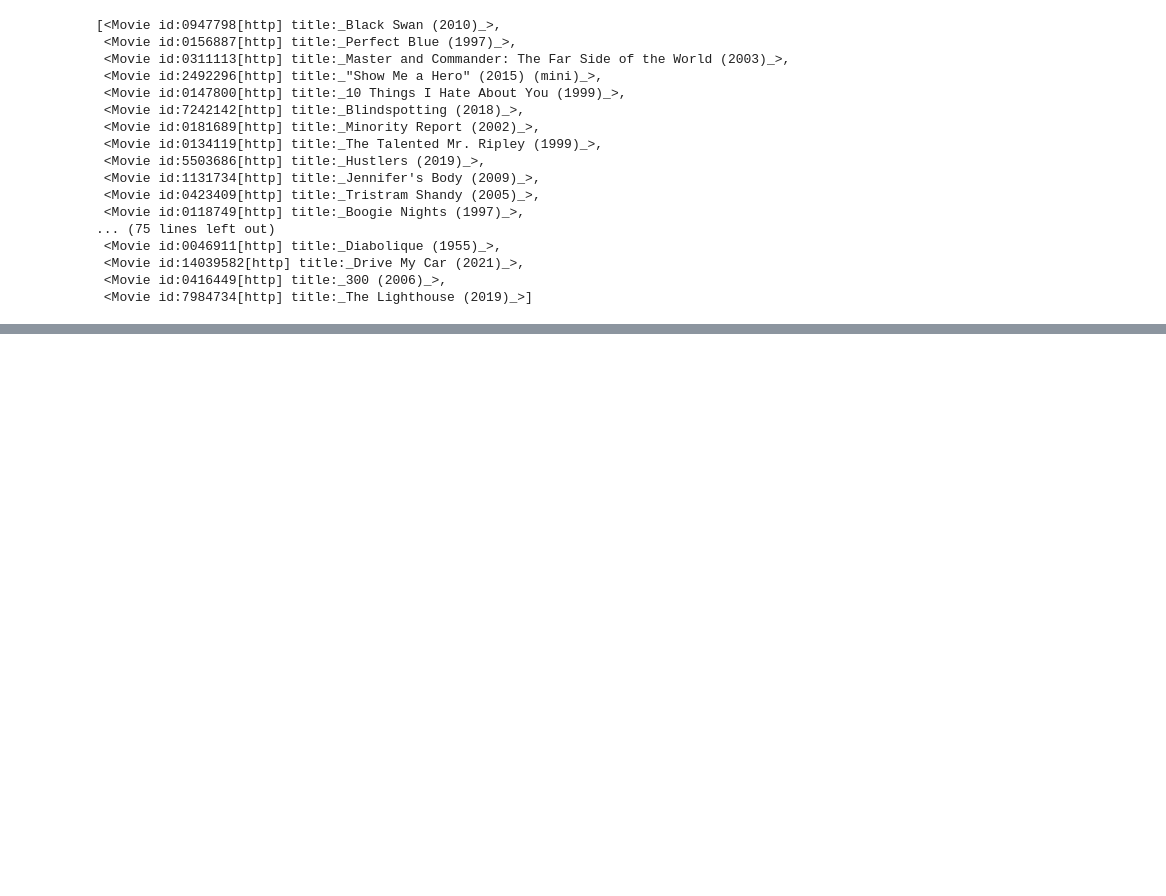
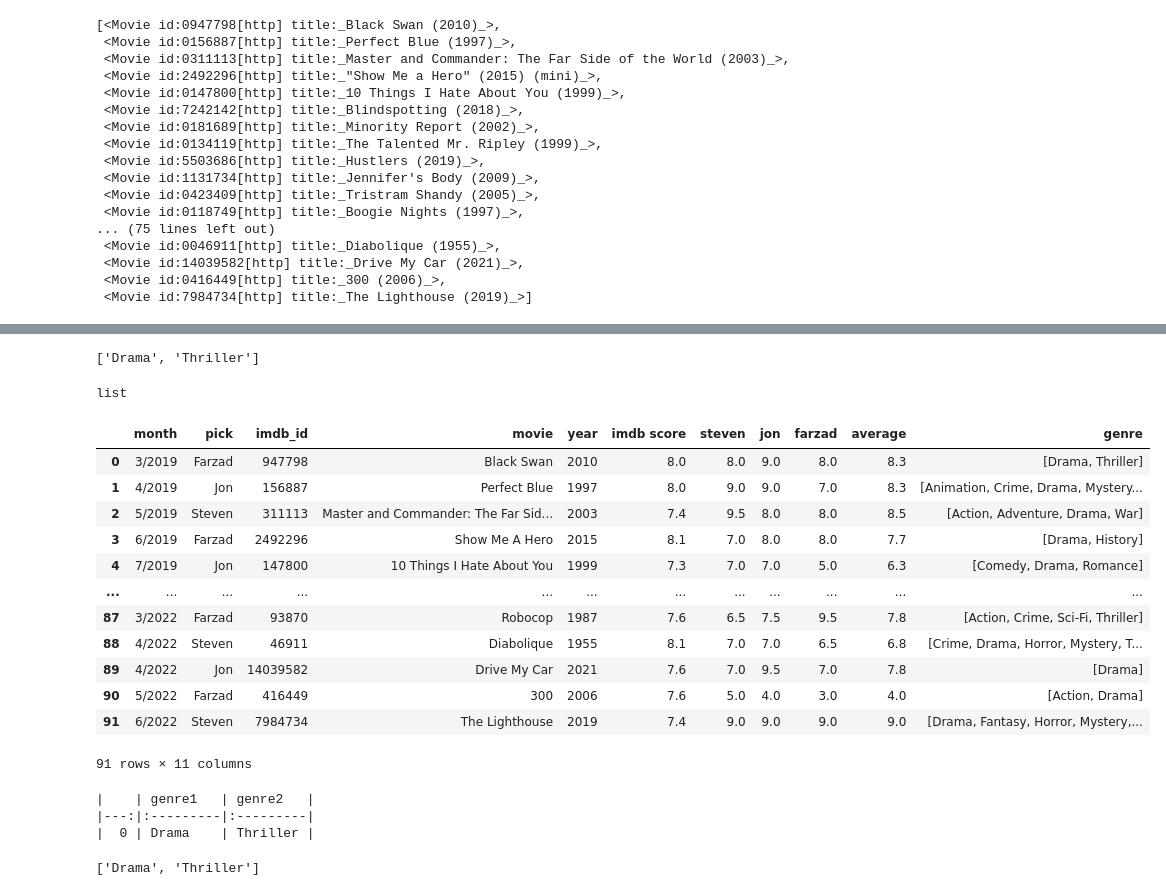
Before and after one commit to jgrundy/movie_analysis, a Jupyter notebook: test_cleaning_fxns.ipynb, the cells around one changed output, grey strips where cells are left out. Saved outputs shown, nothing was run; the diff lists cells and outputs as text; code cells hidden in the pictures; blank space fills up the shorter version.

```diff
--- a/test_cleaning_fxns.ipynb
+++ b/test_cleaning_fxns.ipynb
@@ -93,0 +145,26 @@ for i in movie_subset:
+# %%
+movie_subset[0].get('genres')
+# %% [output]
+['Drama', 'Thriller']
+# %%
+data['genre'] = list(map(lambda x:x.get('genres'),movie_objects))
+data.head()
+# type(data.iloc[0]['genre'])
+# %% [output]
+list
+# %%
+data['genre']
+# %% [output]
+|  | month | pick | imdb_id | movie | year | imdb score | steven | jon | farzad | average | genre |
+| 0 | 3/2019 | Farzad | 947798 | Black Swan | 2010 | 8.0 | 8.0 | 9.0 | 8.0 | 8.3 | [Drama, Thriller] |
+| 1 | 4/2019 | Jon | 156887 | Perfect Blue | 1997 | 8.0 | 9.0 | 9.0 | 7.0 | 8.3 | [Animation, Crime, Drama, Mystery... |
+| 2 | 5/2019 | Steven | 311113 | Master and Commander: The Far Sid... | 2003 | 7.4 | 9.5 | 8.0 | 8.0 | 8.5 | [Action, Adventure, Drama, War] |
+| 3 | 6/2019 | Farzad | 2492296 | Show Me A Hero | 2015 | 8.1 | 7.0 | 8.0 | 8.0 | 7.7 | [Drama, History] |
+| 4 | 7/2019 | Jon | 147800 | 10 Things I Hate About You | 1999 | 7.3 | 7.0 | 7.0 | 5.0 | 6.3 | [Comedy, Drama, Romance] |
+| ... | ... | ... | ... | ... | ... | ... | ... | ... | ... | ... | ... |
+| 87 | 3/2022 | Farzad | 93870 | Robocop | 1987 | 7.6 | 6.5 | 7.5 | 9.5 | 7.8 | [Action, Crime, Sci-Fi, Thriller] |
+| 88 | 4/2022 | Steven | 46911 | Diabolique | 1955 | 8.1 | 7.0 | 7.0 | 6.5 | 6.8 | [Crime, Drama, Horror, Mystery, T... |
+| 89 | 4/2022 | Jon | 14039582 | Drive My Car | 2021 | 7.6 | 7.0 | 9.5 | 7.0 | 7.8 | [Drama] |
+| 90 | 5/2022 | Farzad | 416449 | 300 | 2006 | 7.6 | 5.0 | 4.0 | 3.0 | 4.0 | [Action, Drama] |
+| 91 | 6/2022 | Steven | 7984734 | The Lighthouse | 2019 | 7.4 | 9.0 | 9.0 | 9.0 | 9.0 | [Drama, Fantasy, Horror, Mystery,... |
+91 rows × 11 columns
@@ -93,0 +181,22 @@ for i in movie_subset:
+# %%
+# new_columns = data['genre'].apply(func)
+# data['genre'][0][0].isalnum()
+# str.isalpha()
+
+for i in genre:
+
+    test = data.genre.to_numpy()[i]
+
+    df = pd.DataFrame.from_dict(dict(zip(['genre{}'.format(i) for i in range(1, len(test)+1)], [test[i] for i in range(len(test))])), orient='index').transpose()
+    df = df.apply(lambda x: x.explode() if 'genre' in x.name  else x)
+
+    df[sorted(df.columns)]
+# %% [output]
+|    | genre1   | genre2   |
+|---:|:---------|:---------|
+|  0 | Drama    | Thriller |
+# %%
+test = data.genre.to_numpy()[0]
+test
+# %% [output]
+['Drama', 'Thriller']
```
Also changed, not shown: parts of 12 cells of this notebook.
